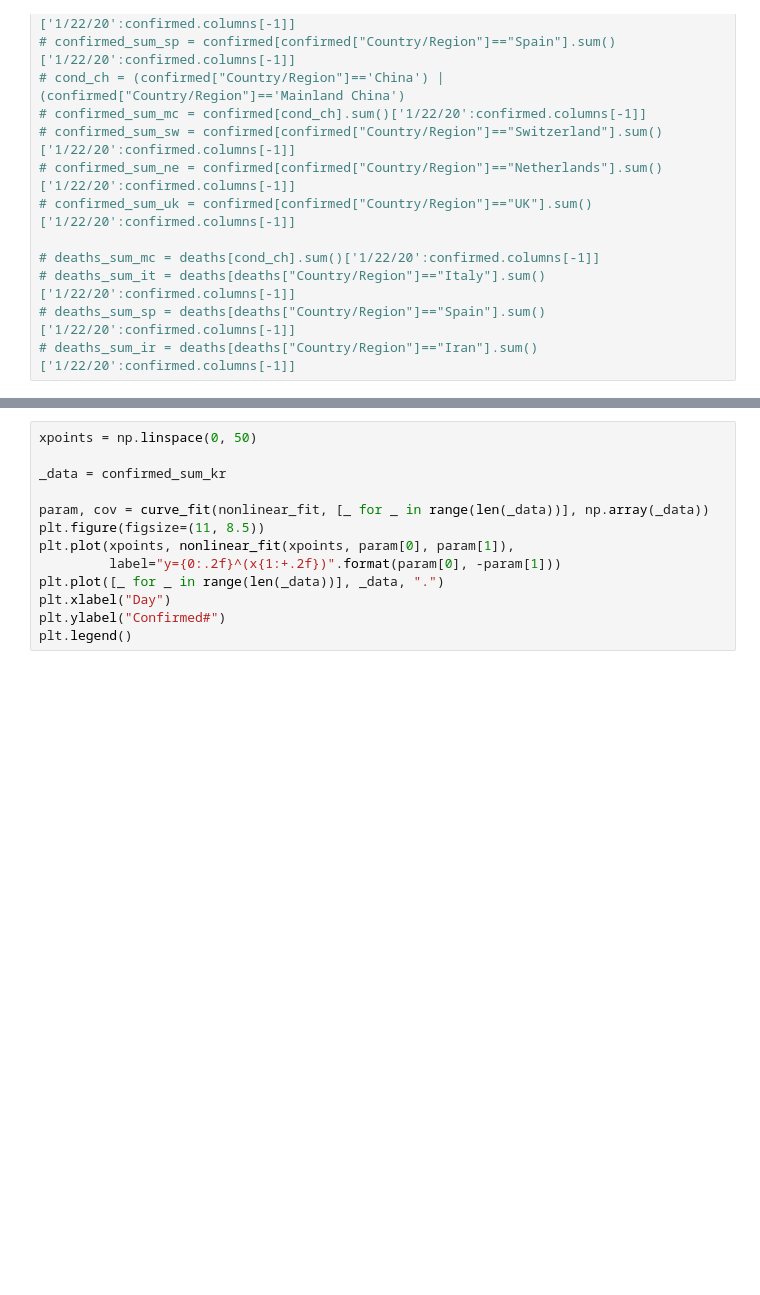
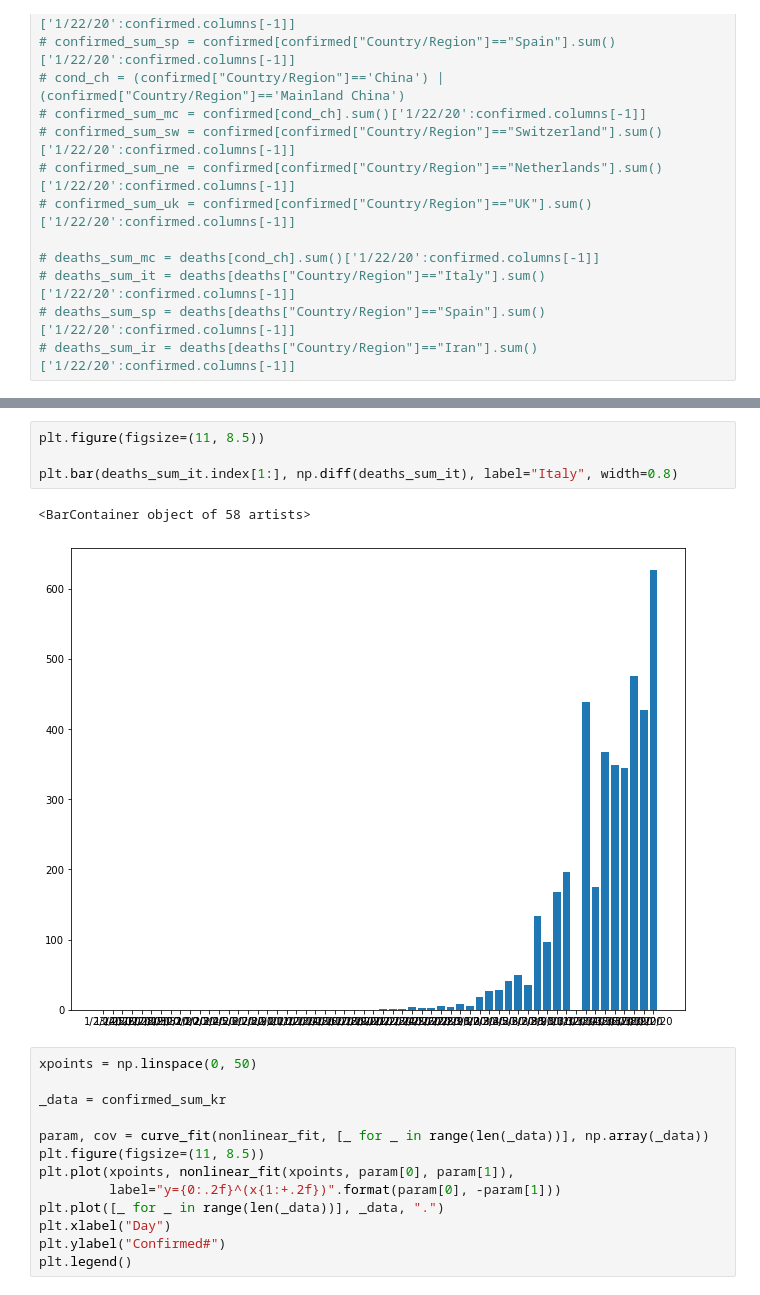
Before and after one commit to salamann/covid19_plots, a Jupyter notebook: Covid.ipynb, the cells around one changed output, grey strips where cells are left out. Drawn from its saved outputs; the diff is of its cells as text; blank space fills up the shorter version.

```diff
--- a/Covid.ipynb
+++ b/Covid.ipynb
@@ -386,3 +386,10 @@ plt.bar(confirmed_sum_us.index[1:], np.diff(confirmed_sum_us), label="Japan", wi
+# %%
+plt.figure(figsize=(11, 8.5))
+
+plt.bar(deaths_sum_it.index[1:], np.diff(deaths_sum_it), label="Italy", width=0.8)
+# %% [output]
+<BarContainer object of 58 artists>
+[figure, added]
 # %%
 xpoints = np.linspace(0, 50)
 
```
Also changed, not shown: parts of 8 cells of this notebook, 2 other files.
